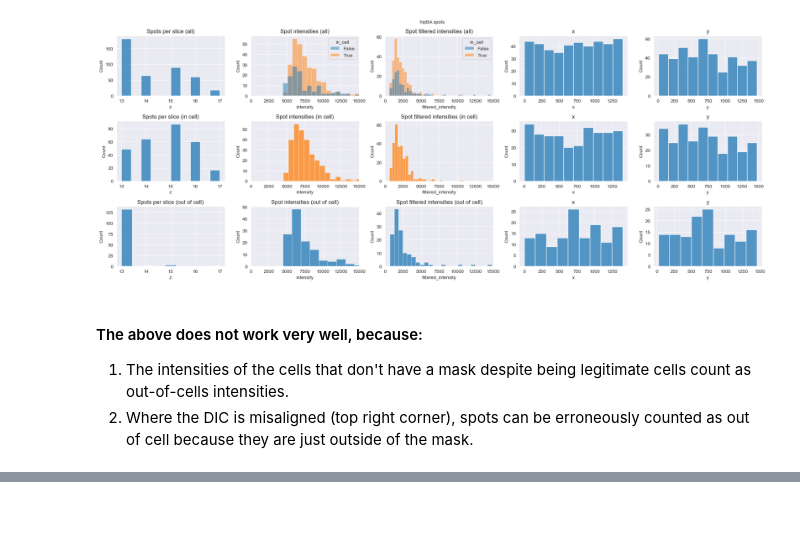
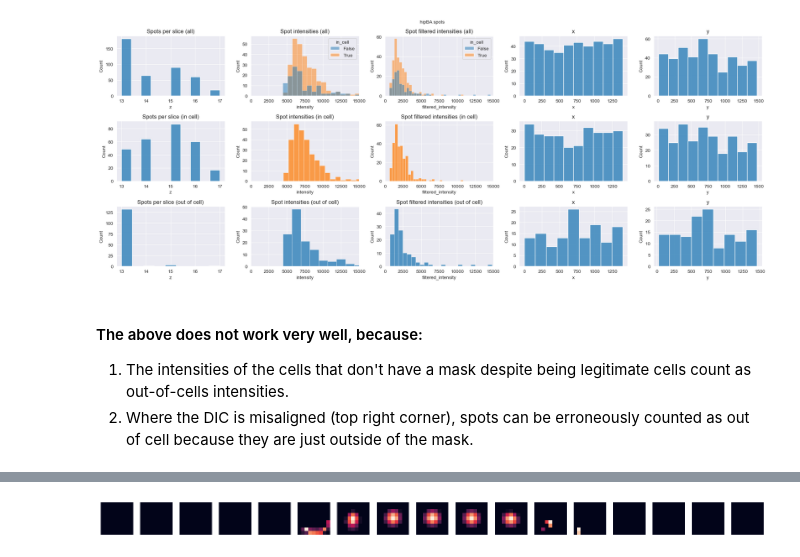
Before and after one commit to LaToyaVanderB/Ecoli_smFISH, a Jupyter notebook: src/intensities.ipynb, the cells around one changed output, grey strips where cells are left out. Cells and saved outputs as stored; diff of their text form; code cells hidden in the pictures; blank space fills up the shorter version.

```diff
--- a/src/intensities.ipynb
+++ b/src/intensities.ipynb
@@ -332,0 +359,5 @@ count as out-of-cells intensities.
+# %%
+spots = np.load('/Volumes/Flodrive/Florence/smFISH/analysis/20241029-exp22/exp22-GLU_02/rpoD_spots.npy')
+decomp_spots = np.load('/Volumes/Flodrive/Florence/smFISH/analysis/20241029-exp22/exp22-GLU_02/rpoD_decomposed_spots.npy')
+dense_regions = np.load('/Volumes/Flodrive/Florence/smFISH/analysis/20241029-exp22/exp22-GLU_02/rpoD_ddregions.npy')
+refspot = io.imread('/Volumes/Flodrive/Florence/smFISH/analysis/20241029-exp22/exp22-GLU_02/rpoD_rf_spots.tif')
@@ -332,0 +388,9 @@ count as out-of-cells intensities.
+# %%
+fig,axis=plt.subplots(ncols=refspot.shape[0],figsize=(20,10))
+
+for i,ax in zip(range(len(axis)),axis):
+    ax.imshow(refspot[i])
+    ax.get_xaxis().set_visible(False)
+    ax.get_yaxis().set_visible(False)
+# %% [output]
+[figure, added]
```
Also changed, not shown: parts of 6 cells of this notebook, 6 other files.
